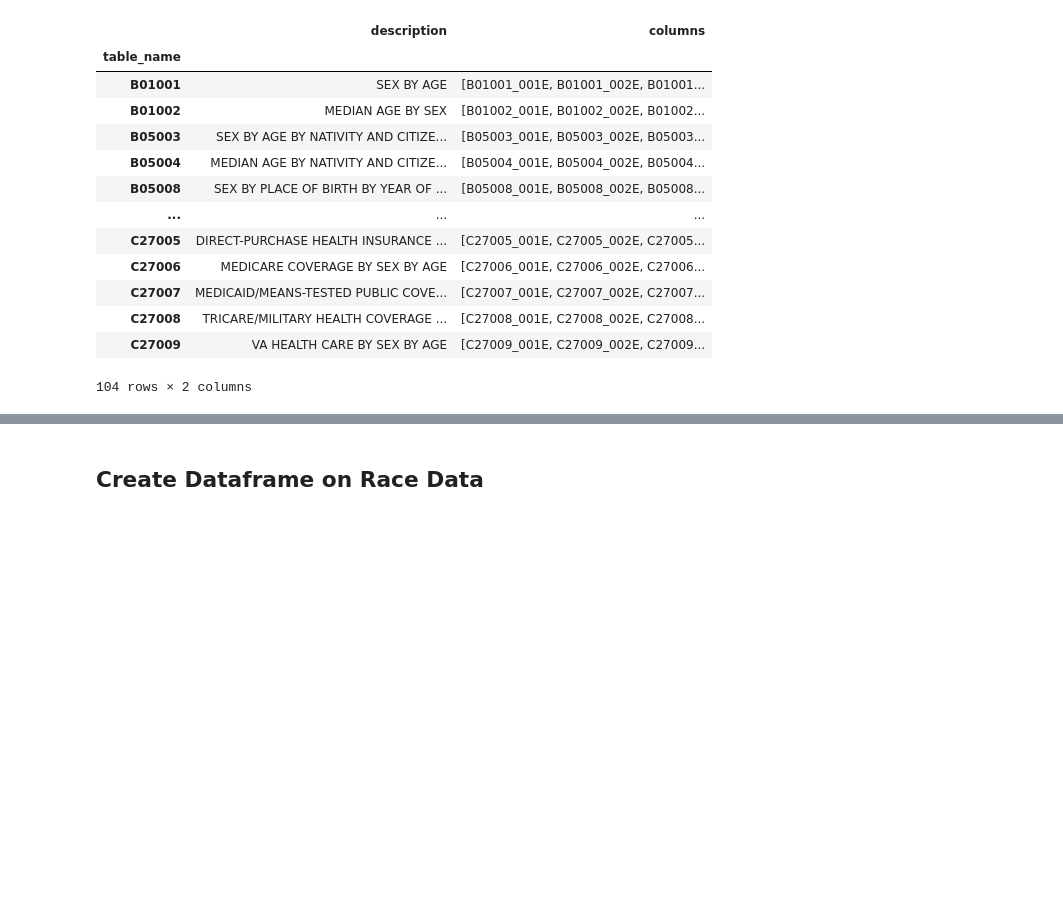
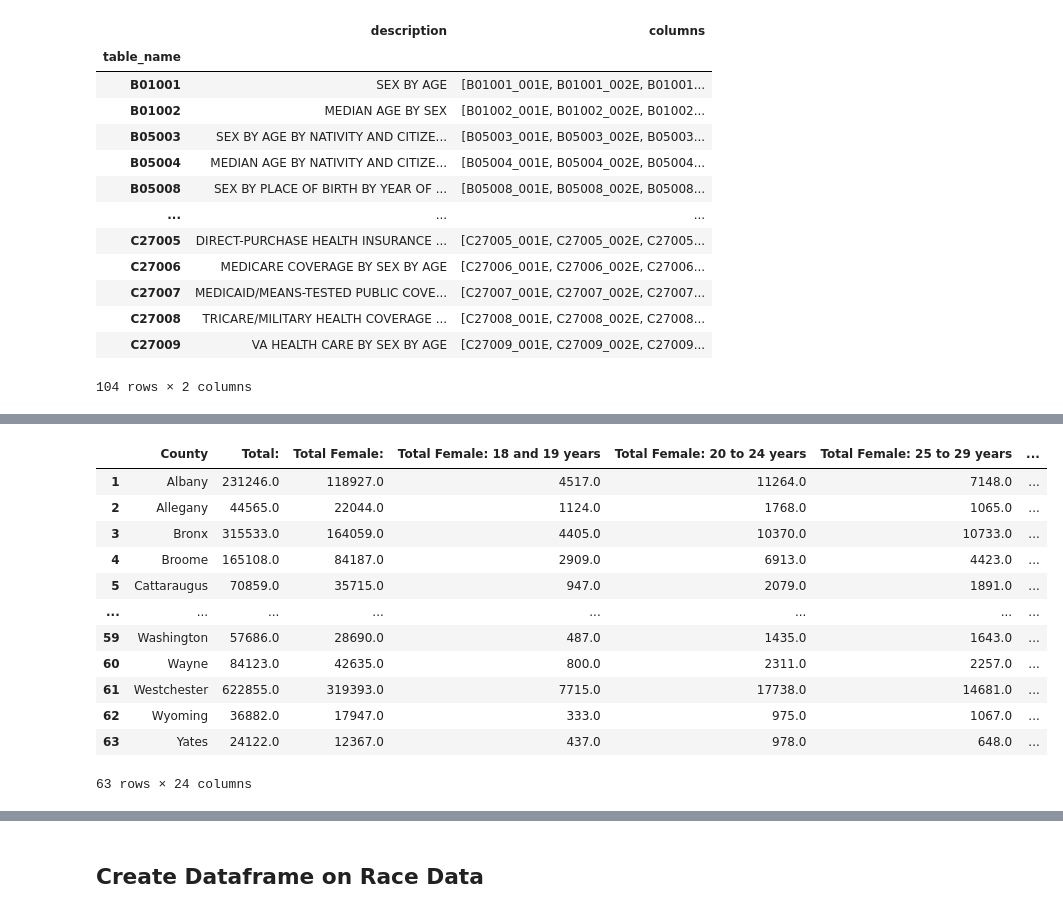
Before and after one commit to lilyhartmann/final_project_4447, a Jupyter notebook: project.ipynb, the cells around one changed output, grey strips where cells are left out. Saved outputs shown, nothing was run; the diff lists cells and outputs as text; code cells hidden in the pictures; blank space fills up the shorter version.

Commit message:
Add files via upload
Finish loading education data.

```diff
--- a/project.ipynb
+++ b/project.ipynb
@@ -158,13 +165,7 @@ acs.filter_tables('SEX', by = 'description')
 # %%
 totalSexData = acs.filter_variables('B01001')
 # %%
-sexData = []
-sexData0 = [] # 0 - 9
-sexData1 = [] # 10 - 19
-sexData2 = [] # 20 - 29
-sexData3 = [] # 30 - 39
-sexData4 = [] # 40 - 49
-sexData5 = [] # 50 - 54
+# sexData = []
 
 # the columns we are looking for
 to_keep = ["Estimate!!Total:", "Estimate!!Total:!!Female:",
@@ -194,9 +195,8 @@ rename = ["Total:", "Total Female:",
           "Total Male: 55 to 64 years", "Total Male: 65 to 74 years",
           "Total Male: 75 to 84 years", "Total Male: 85 years and over"]
 
-# run in groups of 10 because of 'too many requests' error
-
-for i in range(10):
+# do the first 20 counties
+for i in range(50, 63, 1):
 
     name = counties[i] + ", NY"
     currentDF = acs.from_county(name, variables = 'B01001')
@@ -257,20 +257,11 @@ for i in range(10):
     # create inner_row to append
     # and append to final dataframe
     inner_row = list(current_sums.values())
-    sexData0.append(inner_row)
+    sexData.append(inner_row)
+
+    if (i % 2 == 0):
+        print(inner_row)
 
 
-# # make into dataframe
-# sexDF = pd.DataFrame(sexData)
-
-# # view
-# sexDF
-
-# append all to sexData
-sexData.append(sexData0)
-# sexData.append(sexData1)
-# sexData.append(sexData2)
-# sexData.append(sexData3)
-# sexData.append(sexData4)
-# sexData.append(sexData5)
+    time.sleep(5)
 # %% [output]
@@ -278,3 +275,28 @@ HTTPError: 429 Client Error:  for url: https://api.census.gov/data/2019/acs/acs5
+# %%
+# make into dataframe
+sexDF = pd.DataFrame(sexData)
+
+# make first row the header
+new_header = sexDF.iloc[0]
+sexDF = sexDF[1:]
+sexDF.columns = new_header
+
+# view
+sexDF
+# %% [output]
+|  | County | Total: | Total Female: | Total Female: 18 and 19 years | Total Female: 20 to 24 years | Total Female: 25 to 29 years | ... |
+| 1 | Albany | 231246.0 | 118927.0 | 4517.0 | 11264.0 | 7148.0 | ... |
+| 2 | Allegany | 44565.0 | 22044.0 | 1124.0 | 1768.0 | 1065.0 | ... |
+| 3 | Bronx | 315533.0 | 164059.0 | 4405.0 | 10370.0 | 10733.0 | ... |
+| 4 | Broome | 165108.0 | 84187.0 | 2909.0 | 6913.0 | 4423.0 | ... |
+| 5 | Cattaraugus | 70859.0 | 35715.0 | 947.0 | 2079.0 | 1891.0 | ... |
+| ... | ... | ... | ... | ... | ... | ... | ... |
+| 59 | Washington | 57686.0 | 28690.0 | 487.0 | 1435.0 | 1643.0 | ... |
+| 60 | Wayne | 84123.0 | 42635.0 | 800.0 | 2311.0 | 2257.0 | ... |
+| 61 | Westchester | 622855.0 | 319393.0 | 7715.0 | 17738.0 | 14681.0 | ... |
+| 62 | Wyoming | 36882.0 | 17947.0 | 333.0 | 975.0 | 1067.0 | ... |
+| 63 | Yates | 24122.0 | 12367.0 | 437.0 | 978.0 | 648.0 | ... |
+63 rows × 24 columns
 # %%
 # write to sex data to csv
 # as backup
```
Also changed, not shown: parts of 16 cells of this notebook.
